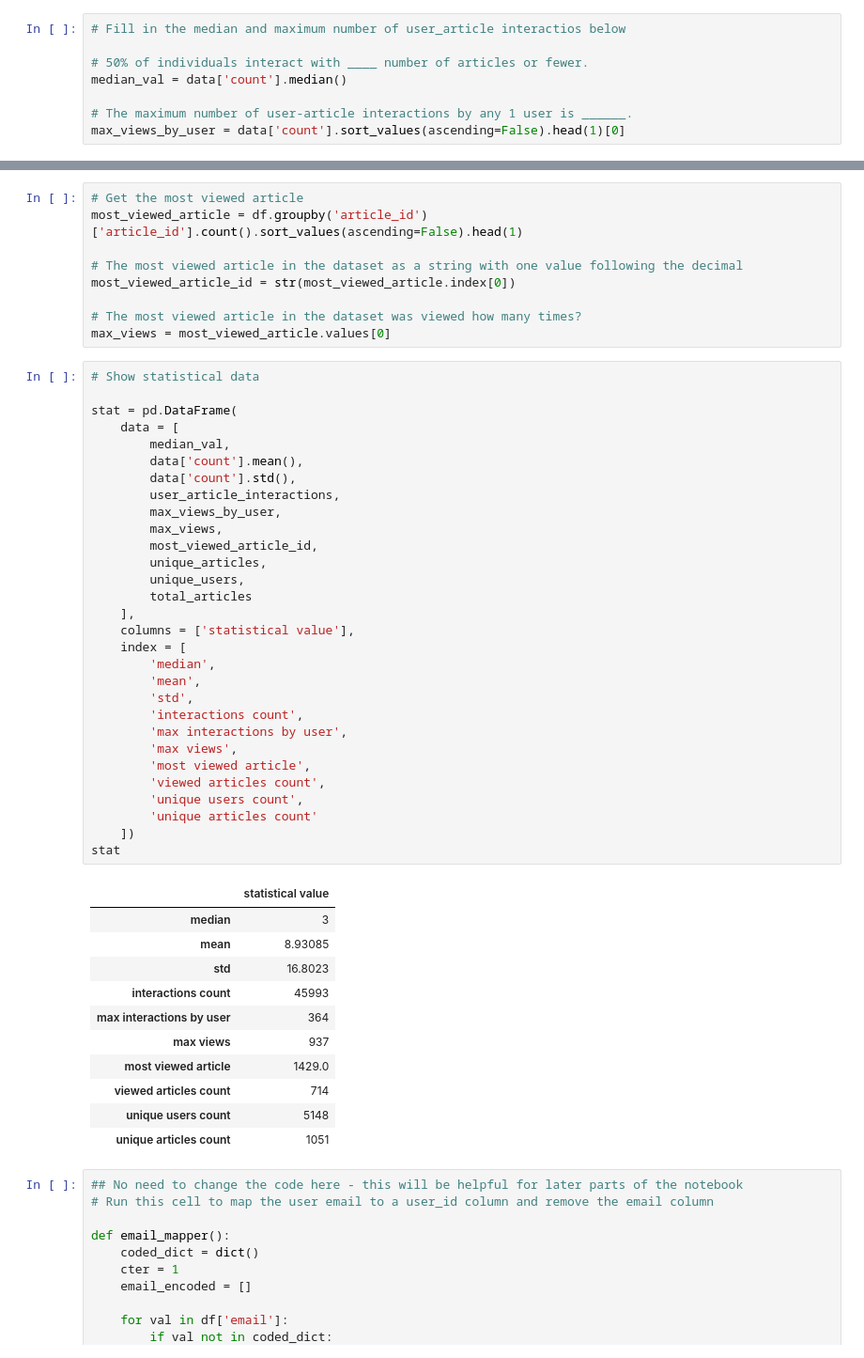
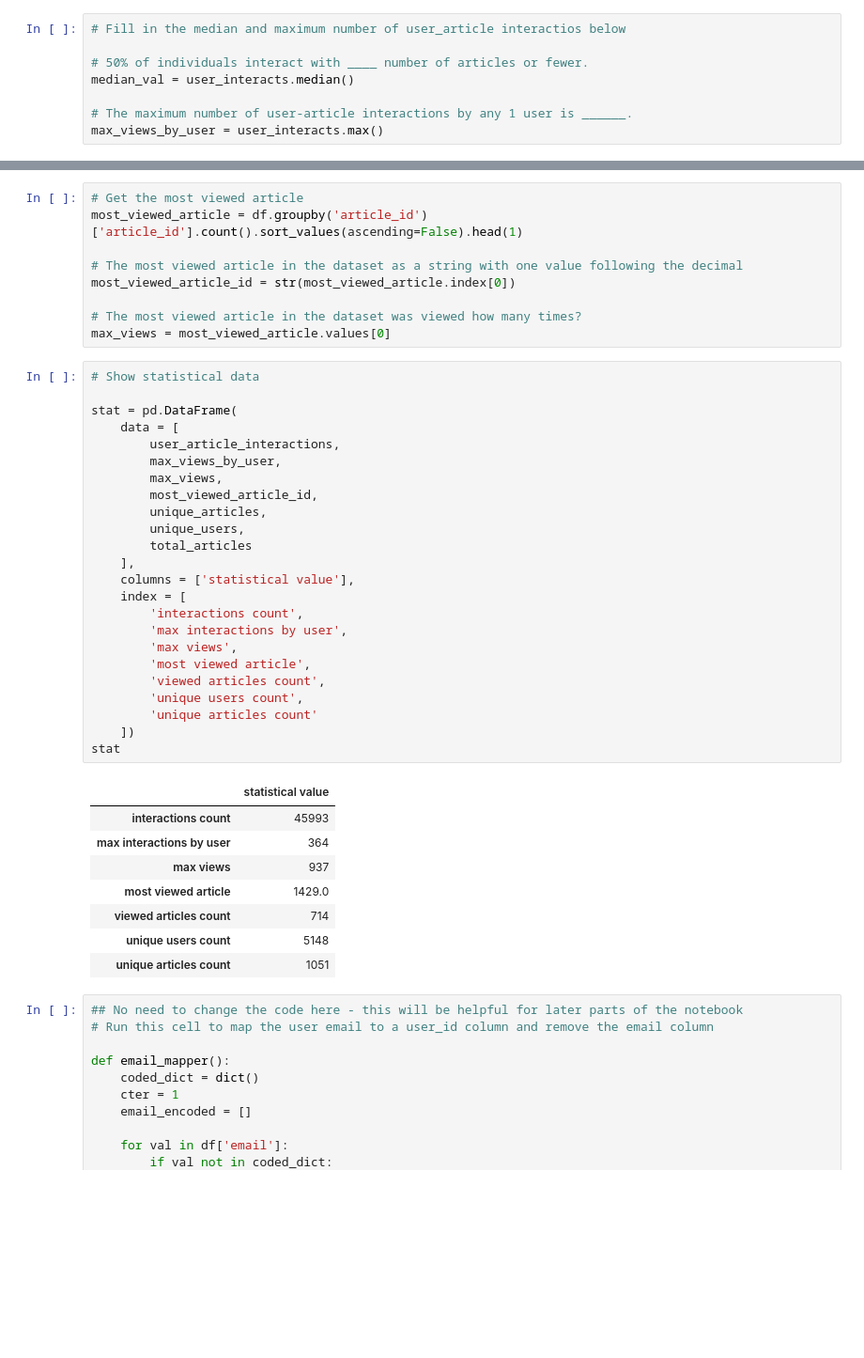
Before and after one commit to amosvoron/udacity, a Jupyter notebook: Recommendations_with_IBM.ipynb, the cells around one changed output, grey strips where cells are left out. Shown: that part at 94% size. Cells and saved outputs as stored; diff of their text form; blank space fills up the shorter version.

```diff
--- a/Recommendations_with_IBM.ipynb
+++ b/Recommendations_with_IBM.ipynb
@@ -290,10 +290,10 @@ which is the last article_id in the *content* data set. This leads to conclusion
 # Fill in the median and maximum number of user_article interactios below
 
 # 50% of individuals interact with ____ number of articles or fewer.
-median_val = data['count'].median()
+median_val = user_interacts.median()
 
 # The maximum number of user-article interactions by any 1 user is ______.
-max_views_by_user = data['count'].sort_values(ascending=False).head(1)[0]
+max_views_by_user = user_interacts.max()
 # %% [markdown]
 `2.` Explore and remove duplicate articles from the **df_content** dataframe.
 # %%
@@ -357,38 +348,29 @@ max_views = most_viewed_article.values[0]
 # %%
 # Show statistical data
 
 stat = pd.DataFrame(
     data = [
-        median_val,
-        data['count'].mean(),
-        data['count'].std(),
         user_article_interactions,
         max_views_by_user,
         max_views,
         most_viewed_article_id,
         unique_articles,
         unique_users,
         total_articles
     ],
     columns = ['statistical value'],
     index = [
-        'median',
-        'mean',
-        'std',
         'interactions count',
         'max interactions by user',
         'max views',
         'most viewed article',
         'viewed articles count',
         'unique users count',
         'unique articles count'
     ])
 stat
 # %% [output]
 |  | statistical value |
-| median | 3 |
-| mean | 8.93085 |
-| std | 16.8023 |
 | interactions count | 45993 |
 | max interactions by user | 364 |
 | max views | 937 |
```
Also changed, not shown: parts of 17 cells of this notebook.
